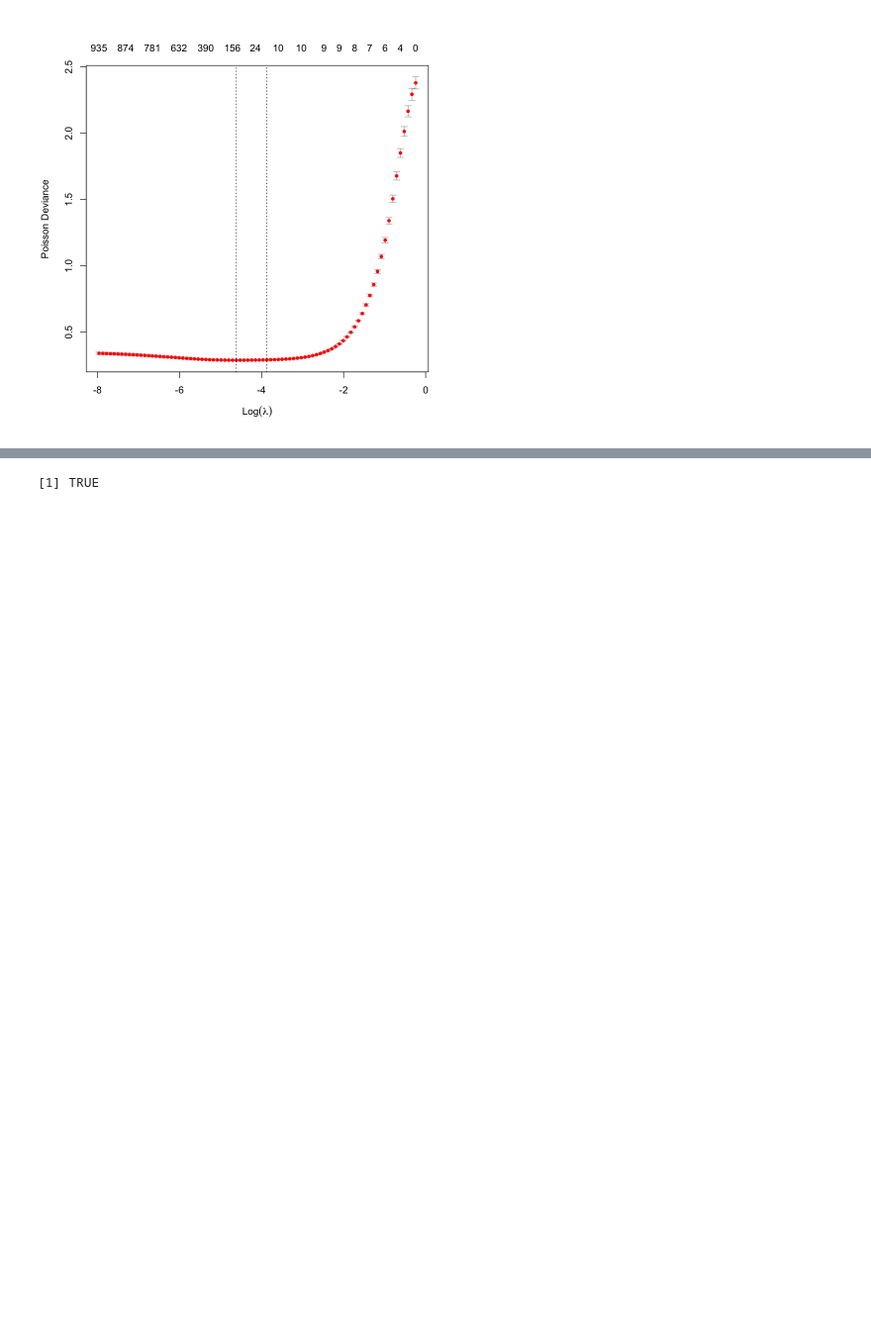
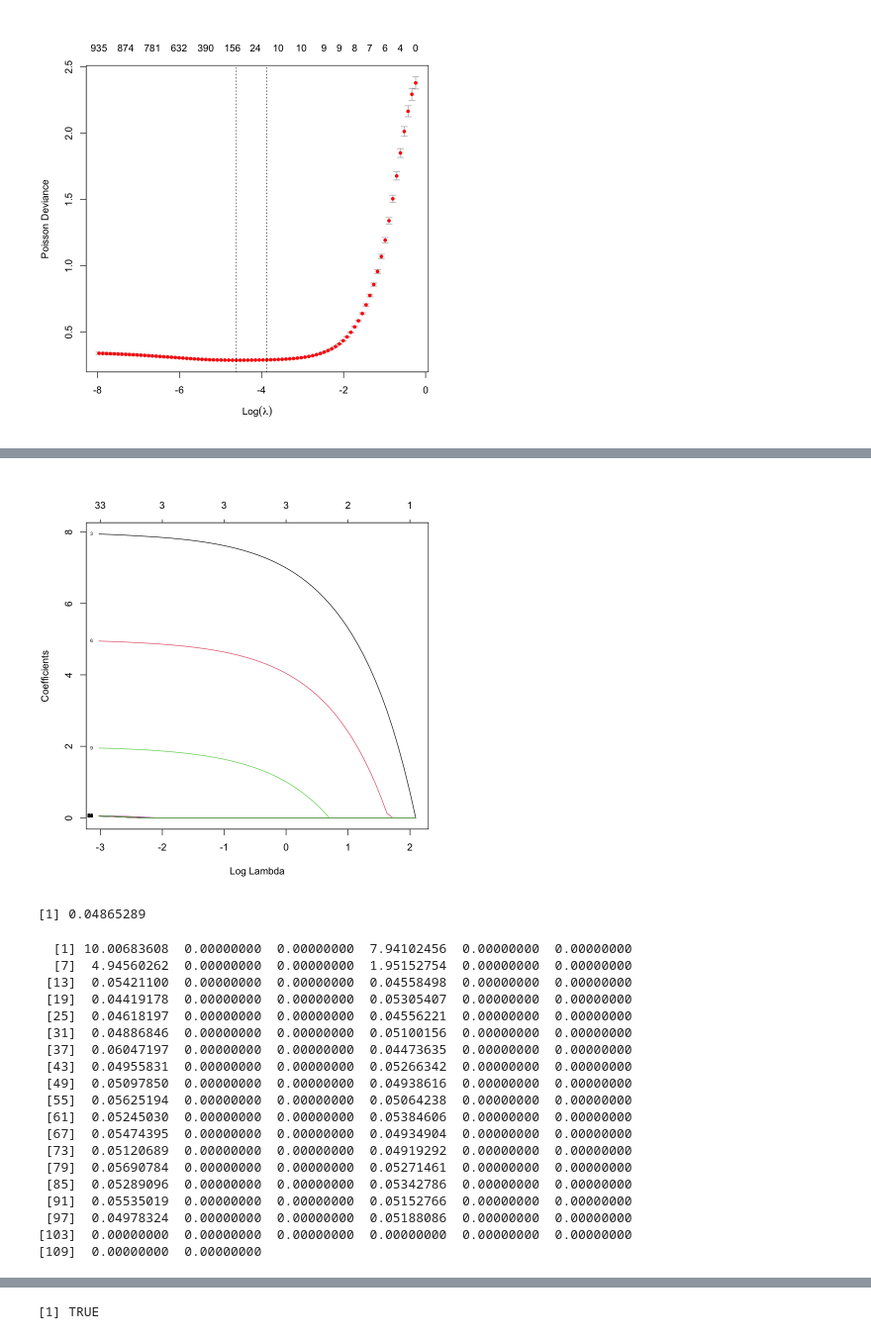
Before and after one commit to notfolder/R-datagen, a Jupyter notebook: R-regression.ipynb, the cells around one changed output, grey strips where cells are left out. Shown at 99% size. Cells and saved outputs as stored; diff of their text form; code cells hidden in the pictures; blank space fills up the shorter version.

```diff
--- a/R-regression.ipynb
+++ b/R-regression.ipynb
@@ -61,6 +61,11 @@ y_gmm <- df[["y_gmm"]]
 x <- df[paste("X", seq_len(1000), sep = "")]
 x <- matrix(as.matrix(x), nrow(x), ncol(x))
 
+# 10000行
+n <- 10000
+# 1000変数
+ncol <- 1000
+
 hist(y)
 hist(y_poisson)
 hist(y_gmm)
@@ -150,0 +188,33 @@ print(predict(lasso_model_cv, type = "coef")[1:20])
+# %%
+# y_gmmの回帰[0]
+x0 = x[seq(1, n, by = 3),]
+y0 = y_gmm[seq(1, n, by = 3)]
+lasso_model <- glmnet(x = x0, y = y0, family = "gaussian", alpha = 1)
+plot(lasso_model, xvar = "lambda", label = TRUE)
+
+lasso_model_cv <- cv.glmnet(x = x0, y = y0, family = "gaussian", alpha = 1)
+plot(lasso_model_cv)
+lasso_model_cv$lambda.min
+print(predict(lasso_model_cv, type = "coef")[1:110])
+# %% [output]
+[figure, added]
+[1] 0.04865289
+  [1] 10.00683608  0.00000000  0.00000000  7.94102456  0.00000000  0.00000000
+  [7]  4.94560262  0.00000000  0.00000000  1.95152754  0.00000000  0.00000000
+ [13]  0.05421100  0.00000000  0.00000000  0.04558498  0.00000000  0.00000000
+ [19]  0.04419178  0.00000000  0.00000000  0.05305407  0.00000000  0.00000000
+ [25]  0.04618197  0.00000000  0.00000000  0.04556221  0.00000000  0.00000000
+ [31]  0.04886846  0.00000000  0.00000000  0.05100156  0.00000000  0.00000000
+ [37]  0.06047197  0.00000000  0.00000000  0.04473635  0.00000000  0.00000000
+ [43]  0.04955831  0.00000000  0.00000000  0.05266342  0.00000000  0.00000000
+ [49]  0.05097850  0.00000000  0.00000000  0.04938616  0.00000000  0.00000000
+ [55]  0.05625194  0.00000000  0.00000000  0.05064238  0.00000000  0.00000000
+ [61]  0.05245030  0.00000000  0.00000000  0.05384606  0.00000000  0.00000000
+ [67]  0.05474395  0.00000000  0.00000000  0.04934904  0.00000000  0.00000000
+ [73]  0.05120689  0.00000000  0.00000000  0.04919292  0.00000000  0.00000000
+ [79]  0.05690784  0.00000000  0.00000000  0.05271461  0.00000000  0.00000000
+ [85]  0.05289096  0.00000000  0.00000000  0.05342786  0.00000000  0.00000000
+ [91]  0.05535019  0.00000000  0.00000000  0.05152766  0.00000000  0.00000000
+ [97]  0.04978324  0.00000000  0.00000000  0.05188086  0.00000000  0.00000000
+[103]  0.00000000  0.00000000  0.00000000  0.00000000  0.00000000  0.00000000
+[109]  0.00000000  0.00000000
```
Also changed, not shown: parts of 20 cells of this notebook, 1 other file.
